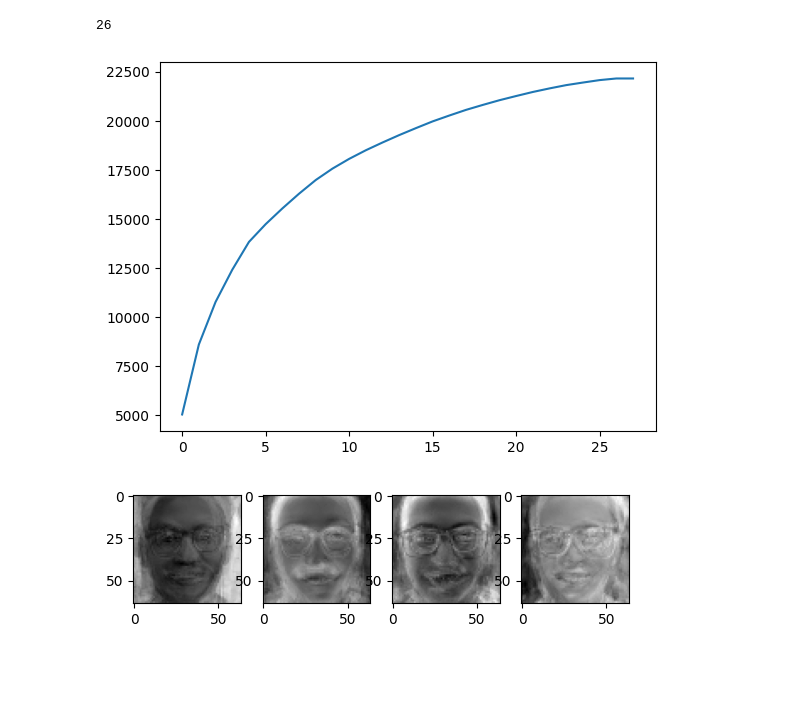
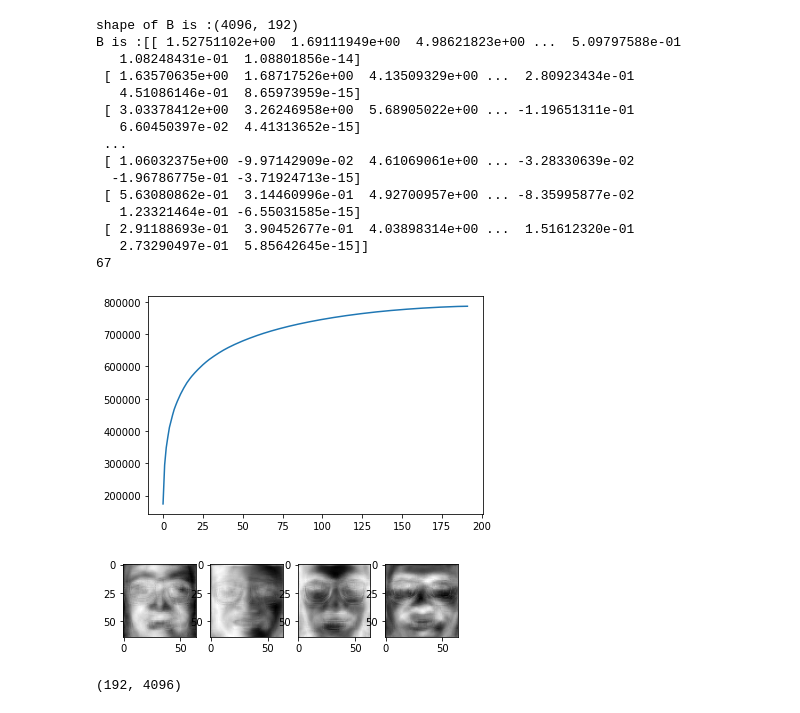
Before and after one commit to MahmoudRabea13/Find-My-Child, a Jupyter notebook: New_PCA.ipynb, the cells around one changed output. Cells and saved outputs as stored; diff of their text form; code cells hidden in the pictures; blank space fills up the shorter version.

```diff
--- a/New_PCA.ipynb
+++ b/New_PCA.ipynb
@@ -73,6 +73,6 @@ for i in range(len(X)):
 np.save('X',np.array(X))
 np.save('y',np.array(y))
 # %%
-X_data = np.load('./X.npy')
-y_data = np.load('./y.npy')
+X_data = np.load('./Newimgs.npy')
+y_data = np.load('./Newy.npy')
 # %%
@@ -83,17 +83,19 @@ len(X_data)
 # augment the faces images in x_data and give them the same labels in y_data
 # %%
 from sklearn.model_selection import train_test_split
-X_train,X_test,y_train,y_test = train_test_split(X_data,y_data,test_size=0.2,shuffle=True)
+X_train,X_test,y_train,y_test = train_test_split(X_data,y_data,test_size=0.2,random_state=42)
 # %%
 def preprocess_data( faces_train, faces_test ):
     # flatten the imagaes from
     X_train =  np.reshape(faces_train,(faces_train.shape[0], -1 ))
     X_test =   np.reshape(faces_test, (faces_test.shape[0], -1 ))
     mu = np.mean(X_train, axis = 0 )
-    std_dev = np.mean(X_train, axis = 0)
+    std_dev = np.std(X_train, axis = 0)
+    print(mu)
     std_dev_mod = np.copy(std_dev)
     std_dev_mod[std_dev == 0 ] = 1
-    X_train = (X_train - mu)/std_dev_mod
+    print(std_dev)
+    X_train = (X_train - mu)/std_dev
     # normalize the test set with same mu and std values as training set
-    X_test = (X_test - mu)/std_dev_mod
+    X_test = (X_test - mu)/std_dev
     return X_train, X_test
@@ -156,16 +178,31 @@ def show_images( images, num_images_to_show ):
 # %%
 pca = PCA( optimize = True )
+# pca.__calculate_covariance_matrix(X_train)
 B = pca.fit(X_train)
 pca.plot_eigenvals()
-num_dim = pca.get_num_components(0.9999)
+num_dim = pca.get_num_components(0.9)
 print( num_dim )
 B = B[:,:num_dim]
 # show top 4 eigenfaces
 show_images( B, 4 )
 # %% [output]
-26
+shape of B is :(4096, 192)
+B is :[[ 1.52751102e+00  1.69111949e+00  4.98621823e+00 ...  5.09797588e-01
+   1.08248431e-01  1.08801856e-14]
+ [ 1.63570635e+00  1.68717526e+00  4.13509329e+00 ...  2.80923434e-01
+   4.51086146e-01  8.65973959e-15]
+ [ 3.03378412e+00  3.26246958e+00  5.68905022e+00 ... -1.19651311e-01
+   6.60450397e-02  4.41313652e-15]
+ ...
+ [ 1.06032375e+00 -9.97142909e-02  4.61069061e+00 ... -3.28330639e-02
+  -1.96786775e-01 -3.71924713e-15]
+ [ 5.63080862e-01  3.14460996e-01  4.92700957e+00 ... -8.35995877e-02
+   1.23321464e-01 -6.55031585e-15]
+ [ 2.91188693e-01  3.90452677e-01  4.03898314e+00 ...  1.51612320e-01
+   2.73290497e-01  5.85642645e-15]]
+67
-[figure, old version]
+[figure, new version]
-[figure, old version]
+[figure, new version]
 # %%
 class Projection:
     def __init__( self, B ):
@@ -184,6 +221,10 @@ class Projection:
     def project( self , X ):
         P = self.get_projection_matrix()
         return X @ P
+# %%
+X_train.shape
+# %% [output]
+(192, 4096)
 # %%
 proj = Projection( B )
 X_train_reduced = proj.reduce_dim(X_train )
```
Also changed, not shown: parts of 19 cells of this notebook, 5 other files.
